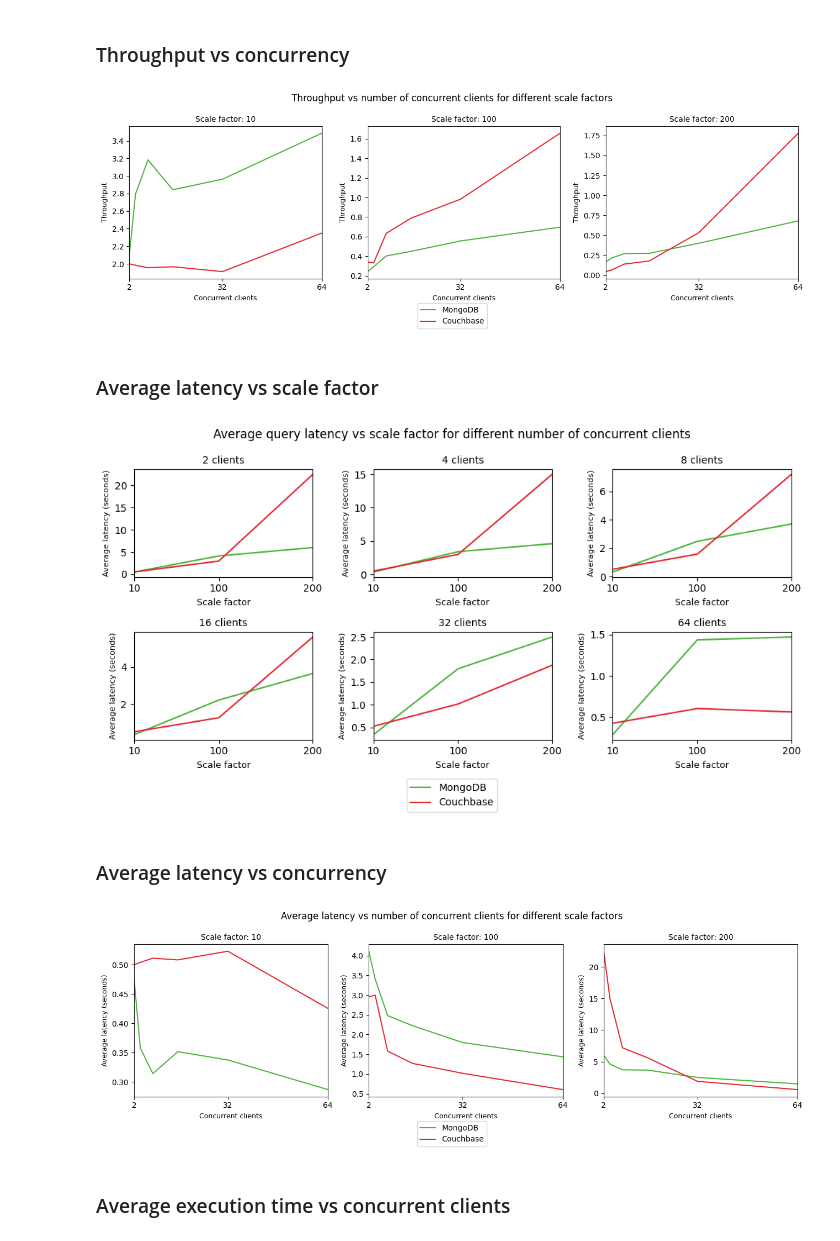
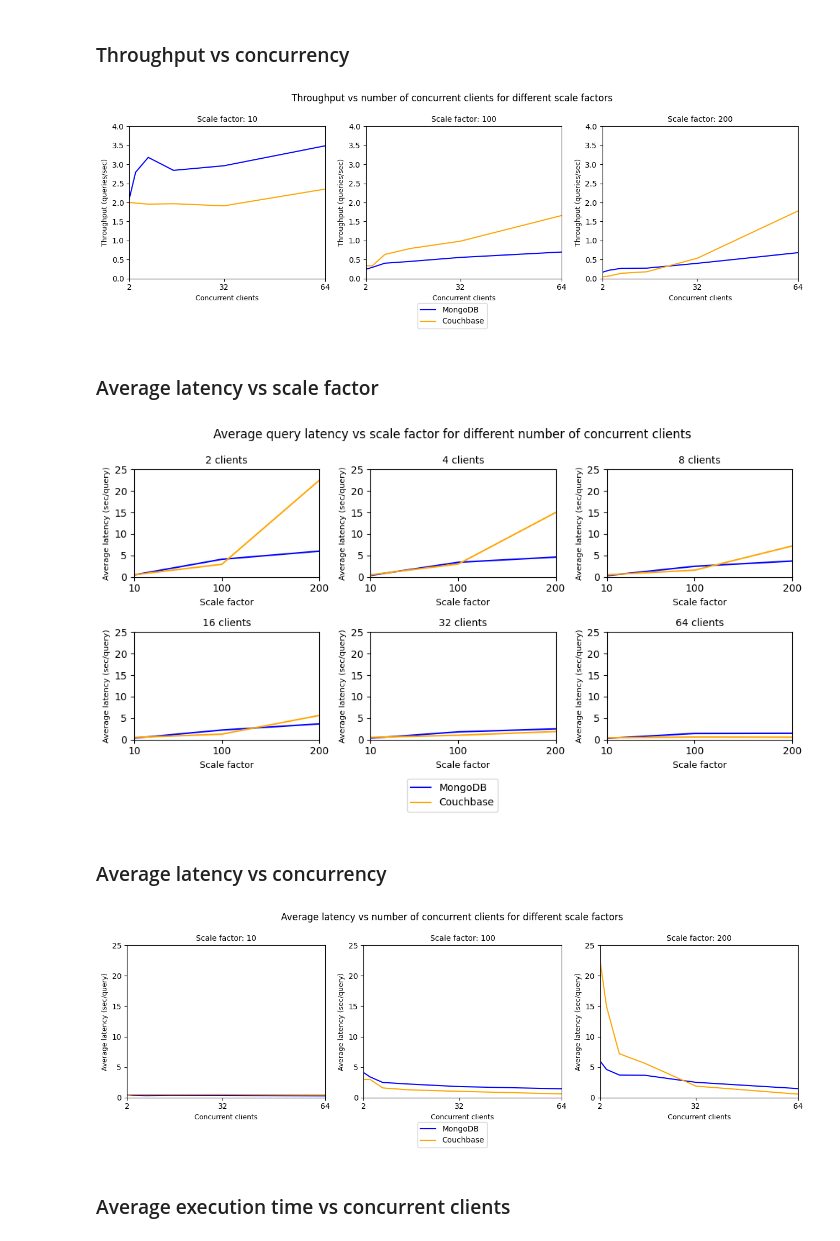
Before and after one commit to zeNightshade/JSONBench, a Jupyter notebook: visualisation.ipynb, the cells around one changed output. Cells and saved outputs as stored; diff of their text form; code cells hidden in the pictures.

```diff
--- a/visualisation.ipynb
+++ b/visualisation.ipynb
@@ -273,23 +275,24 @@ s200_throughput = pd.DataFrame({
 # %%
 fig, axs = plt.subplots(nrows=1, ncols=3, figsize=(13, 4))
 
-axs[0].plot(s10_throughput['Concurrency'], s10_throughput['MongoDB'], label='MongoDB', color='#4DB33D')
-axs[0].plot(s10_throughput['Concurrency'], s10_throughput['Couchbase'], label='Couchbase', color='#E72731')
+axs[0].plot(s10_throughput['Concurrency'], s10_throughput['MongoDB'], label='MongoDB', color='blue')
+axs[0].plot(s10_throughput['Concurrency'], s10_throughput['Couchbase'], label='Couchbase', color='orange')
 axs[0].set_title("Scale factor: 10", fontsize=10)
 
-axs[1].plot(s100_throughput['Concurrency'], s100_throughput['MongoDB'], label='MongoDB', color='#4DB33D')
-axs[1].plot(s100_throughput['Concurrency'], s100_throughput['Couchbase'], label='Couchbase', color='#E72731')
+axs[1].plot(s100_throughput['Concurrency'], s100_throughput['MongoDB'], label='MongoDB', color='blue')
+axs[1].plot(s100_throughput['Concurrency'], s100_throughput['Couchbase'], label='Couchbase', color='orange')
 axs[1].set_title("Scale factor: 100", fontsize=10)
 
-axs[2].plot(s200_throughput['Concurrency'], s200_throughput['MongoDB'], label='MongoDB', color='#4DB33D')
-axs[2].plot(s200_throughput['Concurrency'], s200_throughput['Couchbase'], label='Couchbase', color='#E72731')
+axs[2].plot(s200_throughput['Concurrency'], s200_throughput['MongoDB'], label='MongoDB', color='blue')
+axs[2].plot(s200_throughput['Concurrency'], s200_throughput['Couchbase'], label='Couchbase', color='orange')
 axs[2].set_title("Scale factor: 200", fontsize=10)
 
 for ax in axs.flat:
     ax.set_xlabel("Concurrent clients", fontsize=9)
-    ax.set_ylabel("Throughput", fontsize=9)
+    ax.set_ylabel("Throughput (queries/sec)", fontsize=9)
     ax.set_xlim(2, 64)
     ax.set_xticks([2, 32, 64])
+    ax.set_ylim(0, 4)
 
 plt.suptitle("Throughput vs number of concurrent clients for different scale factors")
 handles, labels = plt.gca().get_legend_handles_labels()
@@ -297,7 +300,7 @@ fig.legend(handles, labels, loc='lower center', bbox_to_anchor=(0.5, -0.1))
 plt.tight_layout()
 plt.show()
 # %% [output]
-[figure, old version]
+[figure, new version]
 # %% [markdown]
 ### Average latency vs scale factor
 # %%
@@ -387,43 +390,44 @@ s200_w64_latency = pd.DataFrame({
 # %%
 fig, axs = plt.subplots(nrows=2, ncols=3, figsize=(10, 5))
 
-axs[0, 0].plot(s200_w2_latency['Scale Factor'], s200_w2_latency['MongoDB'], label='MongoDB', color='#4DB33D')
-axs[0, 0].plot(s200_w2_latency['Scale Factor'], s200_w2_latency['Couchbase'], label='Couchbase', color='#E72731')
+axs[0, 0].plot(s200_w2_latency['Scale Factor'], s200_w2_latency['MongoDB'], label='MongoDB', color='blue')
+axs[0, 0].plot(s200_w2_latency['Scale Factor'], s200_w2_latency['Couchbase'], label='Couchbase', color='orange')
 axs[0, 0].set_title("2 clients", fontsize=10)
 
-axs[0, 1].plot(s200_w4_latency['Scale Factor'], s200_w4_latency['MongoDB'], label='MongoDB', color='#4DB33D')
-axs[0, 1].plot(s200_w4_latency['Scale Factor'], s200_w4_latency['Couchbase'], label='Couchbase', color='#E72731')
+axs[0, 1].plot(s200_w4_latency['Scale Factor'], s200_w4_latency['MongoDB'], label='MongoDB', color='blue')
+axs[0, 1].plot(s200_w4_latency['Scale Factor'], s200_w4_latency['Couchbase'], label='Couchbase', color='orange')
 axs[0, 1].set_title("4 clients", fontsize=10)
 
-axs[0, 2].plot(s200_w8_latency['Scale Factor'], s200_w8_latency['MongoDB'], label='MongoDB', color='#4DB33D')
-axs[0, 2].plot(s200_w8_latency['Scale Factor'], s200_w8_latency['Couchbase'], label='Couchbase', color='#E72731')
+axs[0, 2].plot(s200_w8_latency['Scale Factor'], s200_w8_latency['MongoDB'], label='MongoDB', color='blue')
+axs[0, 2].plot(s200_w8_latency['Scale Factor'], s200_w8_latency['Couchbase'], label='Couchbase', color='orange')
 axs[0, 2].set_title("8 clients", fontsize=10)
 
-axs[1, 0].plot(s200_w16_latency['Scale Factor'], s200_w16_latency['MongoDB'], label='MongoDB', color='#4DB33D')
-axs[1, 0].plot(s200_w16_latency['Scale Factor'], s200_w16_latency['Couchbase'], label='Couchbase', color='#E72731')
+axs[1, 0].plot(s200_w16_latency['Scale Factor'], s200_w16_latency['MongoDB'], label='MongoDB', color='blue')
+axs[1, 0].plot(s200_w16_latency['Scale Factor'], s200_w16_latency['Couchbase'], label='Couchbase', color='orange')
 axs[1, 0].set_title("16 clients", fontsize=10)
 
-axs[1, 1].plot(s200_w32_latency['Scale Factor'], s200_w32_latency['MongoDB'], label='MongoDB', color='#4DB33D')
-axs[1, 1].plot(s200_w32_latency['Scale Factor'], s200_w32_latency['Couchbase'], label='Couchbase', color='#E72731')
+axs[1, 1].plot(s200_w32_latency['Scale Factor'], s200_w32_latency['MongoDB'], label='MongoDB', color='blue')
+axs[1, 1].plot(s200_w32_latency['Scale Factor'], s200_w32_latency['Couchbase'], label='Couchbase', color='orange')
 axs[1, 1].set_title("32 clients", fontsize=10)
 
-axs[1, 2].plot(s200_w64_latency['Scale Factor'], s200_w64_latency['MongoDB'], label='MongoDB', color='#4DB33D')
-axs[1, 2].plot(s200_w64_latency['Scale Factor'], s200_w64_latency['Couchbase'], label='Couchbase', color='#E72731')
+axs[1, 2].plot(s200_w64_latency['Scale Factor'], s200_w64_latency['MongoDB'], label='MongoDB', color='blue')
+axs[1, 2].plot(s200_w64_latency['Scale Factor'], s200_w64_latency['Couchbase'], label='Couchbase', color='orange')
 axs[1, 2].set_title("64 clients", fontsize=10)
 
 for ax in axs.flat:
     ax.set_xlabel("Scale factor", fontsize=9)
-    ax.set_ylabel("Average latency (seconds)", fontsize=8)
+    ax.set_ylabel("Average latency (sec/query)", fontsize=8)
     ax.set_xlim(10, 200)
     ax.set_xticks([10, 100, 200])
+    ax.set_ylim(0, 25)
 
 handles, labels = plt.gca().get_legend_handles_labels()
 fig.legend(handles, labels, loc='lower center', bbox_to_anchor=(0.5, -0.1))
 plt.suptitle("Average query latency vs scale factor for different number of concurrent clients")
 plt.tight_layout()
 plt.show()
 # %% [output]
-[figure, old version]
+[figure, new version]
 # %% [markdown]
 ### Average latency vs concurrency
 # %%
@@ -447,23 +451,24 @@ s200_latency = pd.DataFrame({
 # %%
 fig, axs = plt.subplots(nrows=1, ncols=3, figsize=(13, 4))
 
-axs[0].plot(s10_latency['Concurrency'], s10_latency['MongoDB'], label='MongoDB', color='#4DB33D')
-axs[0].plot(s10_latency['Concurrency'], s10_latency['Couchbase'], label='Couchbase', color='#E72731')
+axs[0].plot(s10_latency['Concurrency'], s10_latency['MongoDB'], label='MongoDB', color='blue')
+axs[0].plot(s10_latency['Concurrency'], s10_latency['Couchbase'], label='Couchbase', color='orange')
 axs[0].set_title("Scale factor: 10", fontsize=10)
 
-axs[1].plot(s100_latency['Concurrency'], s100_latency['MongoDB'], label='MongoDB', color='#4DB33D')
-axs[1].plot(s100_latency['Concurrency'], s100_latency['Couchbase'], label='Couchbase', color='#E72731')
+axs[1].plot(s100_latency['Concurrency'], s100_latency['MongoDB'], label='MongoDB', color='blue')
+axs[1].plot(s100_latency['Concurrency'], s100_latency['Couchbase'], label='Couchbase', color='orange')
 axs[1].set_title("Scale factor: 100", fontsize=10)
 
-axs[2].plot(s200_latency['Concurrency'], s200_latency['MongoDB'], label='MongoDB', color='#4DB33D')
-axs[2].plot(s200_latency['Concurrency'], s200_latency['Couchbase'], label='Couchbase', color='#E72731')
+axs[2].plot(s200_latency['Concurrency'], s200_latency['MongoDB'], label='MongoDB', color='blue')
+axs[2].plot(s200_latency['Concurrency'], s200_latency['Couchbase'], label='Couchbase', color='orange')
 axs[2].set_title("Scale factor: 200", fontsize=10)
 
 for ax in axs.flat:
     ax.set_xlabel("Concurrent clients", fontsize=9)
-    ax.set_ylabel("Average latency (seconds)", fontsize=9)
+    ax.set_ylabel("Average latency (sec/query)", fontsize=9)
     ax.set_xlim(2, 64)
     ax.set_xticks([2, 32, 64])
+    ax.set_ylim(0, 25)
 
 plt.suptitle("Average latency vs number of concurrent clients for different scale factors")
 handles, labels = plt.gca().get_legend_handles_labels()
@@ -471,7 +476,7 @@ fig.legend(handles, labels, loc='lower center', bbox_to_anchor=(0.5, -0.1))
 plt.tight_layout()
 plt.show()
 # %% [output]
-[figure, old version]
+[figure, new version]
 # %% [markdown]
 ### Average execution time vs concurrent clients
 # %%
```
Also changed, not shown: parts of 6 cells of this notebook.
